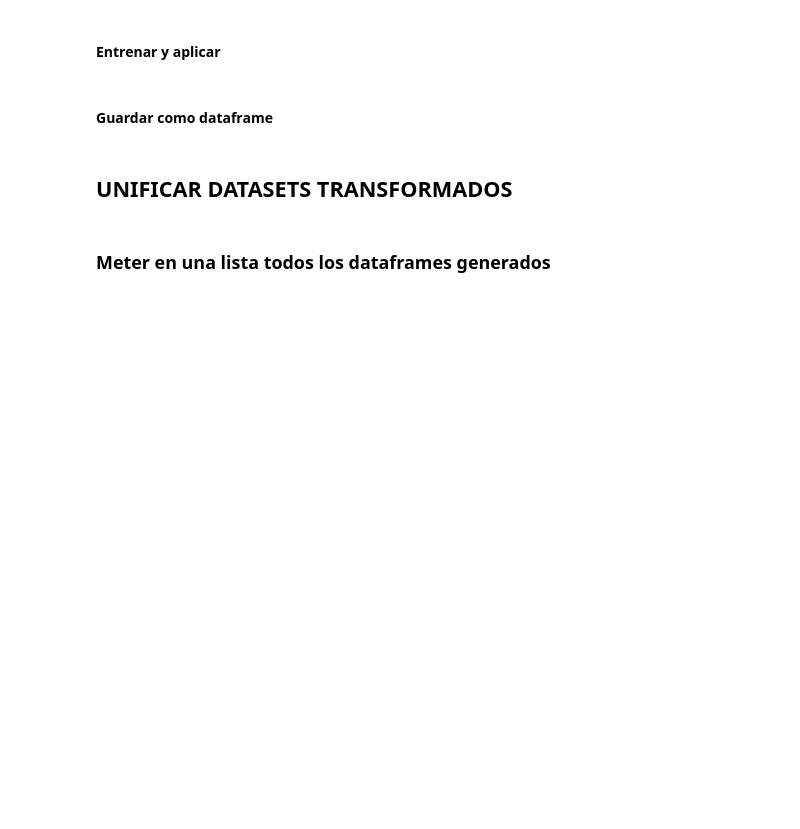
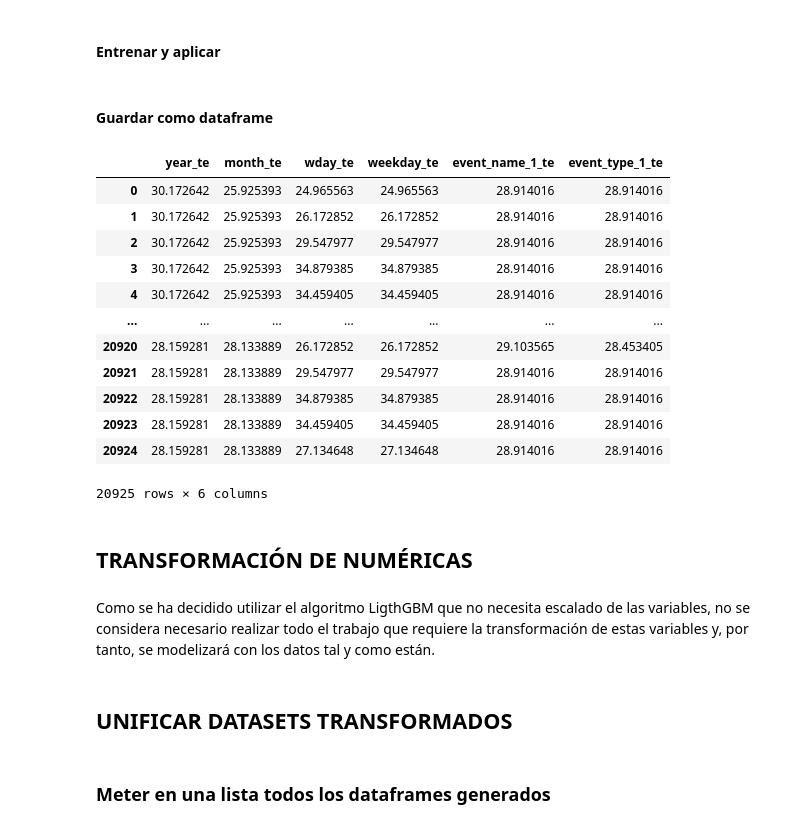
Before and after one commit to AlexCaborneroLopez/Retail, a Jupyter notebook: 03_Notebooks/02_Desarrollo/04_Transformacion de datos.ipynb, the cells around one changed output. Saved outputs shown, nothing was run; the diff lists cells and outputs as text; code cells hidden in the pictures; blank space fills up the shorter version.

```diff
--- a/03_Notebooks/02_Desarrollo/04_Transformacion de datos.ipynb
+++ b/03_Notebooks/02_Desarrollo/04_Transformacion de datos.ipynb
@@ -265,15 +337,34 @@ te = TargetEncoder(min_samples_leaf=100, return_df = False)
 # %% [markdown]
 #### Entrenar y aplicar
 # %%
-cat_te = te.fit_transform(cat[var_te], y = target)
+cat_te = te.fit_transform(categoricas[var_te], y = target)
 # %% [markdown]
 #### Guardar como dataframe
 # %%
 #Añadir sufijos a los nombres
 nombres_te = [variable + '_te' for variable in var_te]
 
 #Guardar como dataframe
 cat_te = pd.DataFrame(cat_te, columns = nombres_te)
+cat_te
+# %% [output]
+|  | year_te | month_te | wday_te | weekday_te | event_name_1_te | event_type_1_te |
+| 0 | 30.172642 | 25.925393 | 24.965563 | 24.965563 | 28.914016 | 28.914016 |
+| 1 | 30.172642 | 25.925393 | 26.172852 | 26.172852 | 28.914016 | 28.914016 |
+| 2 | 30.172642 | 25.925393 | 29.547977 | 29.547977 | 28.914016 | 28.914016 |
+| 3 | 30.172642 | 25.925393 | 34.879385 | 34.879385 | 28.914016 | 28.914016 |
+| 4 | 30.172642 | 25.925393 | 34.459405 | 34.459405 | 28.914016 | 28.914016 |
+| ... | ... | ... | ... | ... | ... | ... |
+| 20920 | 28.159281 | 28.133889 | 26.172852 | 26.172852 | 29.103565 | 28.453405 |
+| 20921 | 28.159281 | 28.133889 | 29.547977 | 29.547977 | 28.914016 | 28.914016 |
+| 20922 | 28.159281 | 28.133889 | 34.879385 | 34.879385 | 28.914016 | 28.914016 |
+| 20923 | 28.159281 | 28.133889 | 34.459405 | 34.459405 | 28.914016 | 28.914016 |
+| 20924 | 28.159281 | 28.133889 | 27.134648 | 27.134648 | 28.914016 | 28.914016 |
+20925 rows × 6 columns
+# %% [markdown]
+## TRANSFORMACIÓN DE NUMÉRICAS
+# %% [markdown]
+Como se ha decidido utilizar el algoritmo LigthGBM que no necesita escalado de las variables, no se considera necesario realizar todo el trabajo que requiere la transformación de estas variables y, por tanto, se modelizará con los datos tal y como están.
 # %% [markdown]
 ## UNIFICAR DATASETS TRANSFORMADOS
 # %% [markdown]
```
Also changed, not shown: parts of 25 cells of this notebook, 1 other file.
